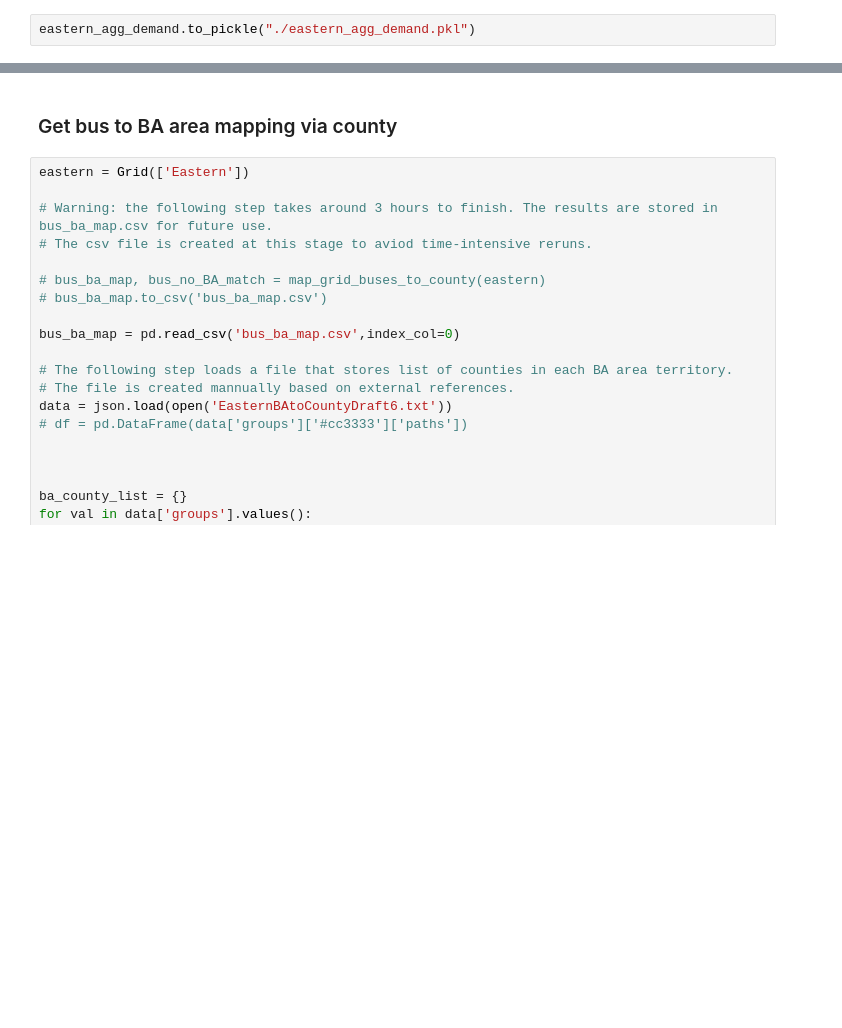
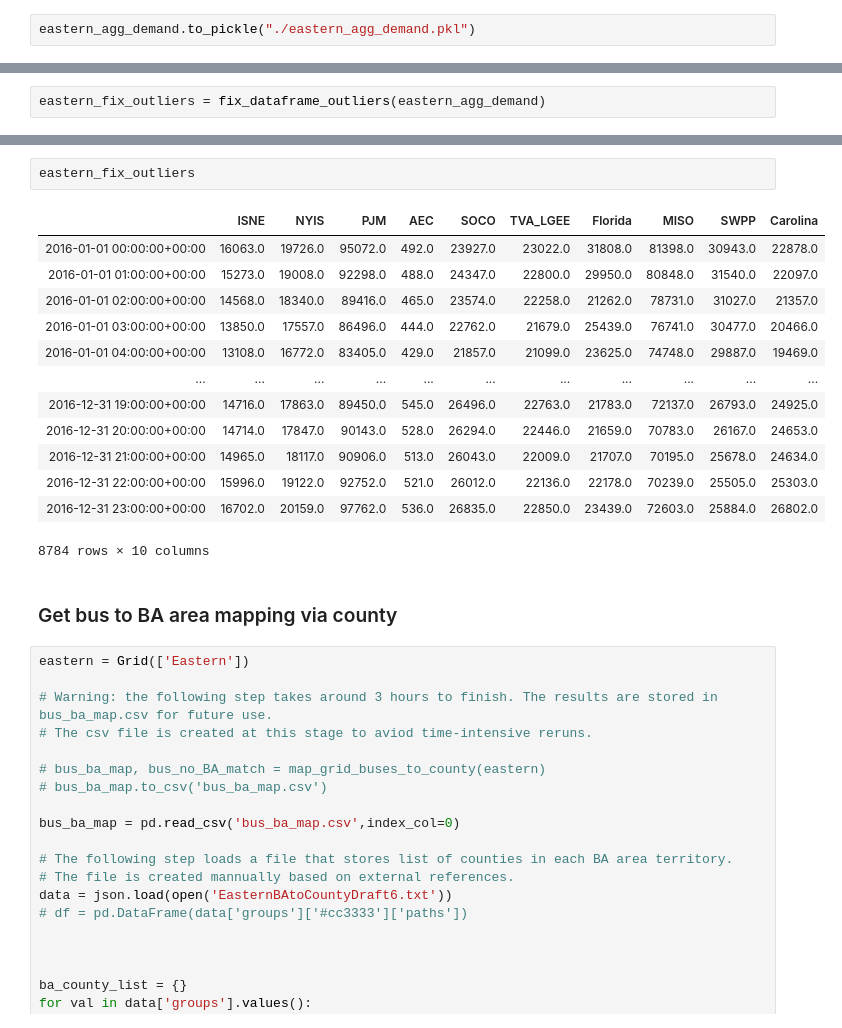
Before and after one commit to Breakthrough-Energy/PreREISE, a Jupyter notebook: prereise/gather/demanddata/eia/demo/demo_Eastern_v2/eastern_demand_v2_demo.ipynb, the cells around one changed output, grey strips where cells are left out. Saved outputs shown, nothing was run; the diff lists cells and outputs as text; blank space fills up the shorter version.

Commit message:
refactor: find fix outlier code functionalized and added to demo

```diff
--- a/prereise/gather/demanddata/eia/demo/demo_Eastern_v2/eastern_demand_v2_demo.ipynb
+++ b/prereise/gather/demanddata/eia/demo/demo_Eastern_v2/eastern_demand_v2_demo.ipynb
@@ -119,0 +126,2 @@ eastern_agg_demand
+# %%
+eastern_fix_outliers = fix_dataframe_outliers(eastern_agg_demand)
@@ -120,3 +146,19 @@ eastern_agg_demand
+# %%
+eastern_fix_outliers
+# %% [output]
+|  | ISNE | NYIS | PJM | AEC | SOCO | TVA_LGEE | Florida | MISO | SWPP | Carolina |
+| 2016-01-01 00:00:00+00:00 | 16063.0 | 19726.0 | 95072.0 | 492.0 | 23927.0 | 23022.0 | 31808.0 | 81398.0 | 30943.0 | 22878.0 |
+| 2016-01-01 01:00:00+00:00 | 15273.0 | 19008.0 | 92298.0 | 488.0 | 24347.0 | 22800.0 | 29950.0 | 80848.0 | 31540.0 | 22097.0 |
+| 2016-01-01 02:00:00+00:00 | 14568.0 | 18340.0 | 89416.0 | 465.0 | 23574.0 | 22258.0 | 21262.0 | 78731.0 | 31027.0 | 21357.0 |
+| 2016-01-01 03:00:00+00:00 | 13850.0 | 17557.0 | 86496.0 | 444.0 | 22762.0 | 21679.0 | 25439.0 | 76741.0 | 30477.0 | 20466.0 |
+| 2016-01-01 04:00:00+00:00 | 13108.0 | 16772.0 | 83405.0 | 429.0 | 21857.0 | 21099.0 | 23625.0 | 74748.0 | 29887.0 | 19469.0 |
+| ... | ... | ... | ... | ... | ... | ... | ... | ... | ... | ... |
+| 2016-12-31 19:00:00+00:00 | 14716.0 | 17863.0 | 89450.0 | 545.0 | 26496.0 | 22763.0 | 21783.0 | 72137.0 | 26793.0 | 24925.0 |
+| 2016-12-31 20:00:00+00:00 | 14714.0 | 17847.0 | 90143.0 | 528.0 | 26294.0 | 22446.0 | 21659.0 | 70783.0 | 26167.0 | 24653.0 |
+| 2016-12-31 21:00:00+00:00 | 14965.0 | 18117.0 | 90906.0 | 513.0 | 26043.0 | 22009.0 | 21707.0 | 70195.0 | 25678.0 | 24634.0 |
+| 2016-12-31 22:00:00+00:00 | 15996.0 | 19122.0 | 92752.0 | 521.0 | 26012.0 | 22136.0 | 22178.0 | 70239.0 | 25505.0 | 25303.0 |
+| 2016-12-31 23:00:00+00:00 | 16702.0 | 20159.0 | 97762.0 | 536.0 | 26835.0 | 22850.0 | 23439.0 | 72603.0 | 25884.0 | 26802.0 |
+8784 rows × 10 columns
 # %% [markdown]
 ### Get bus to BA area mapping via county
 # %%
```
Also changed, not shown: parts of 12 cells of this notebook, 2 other files.
